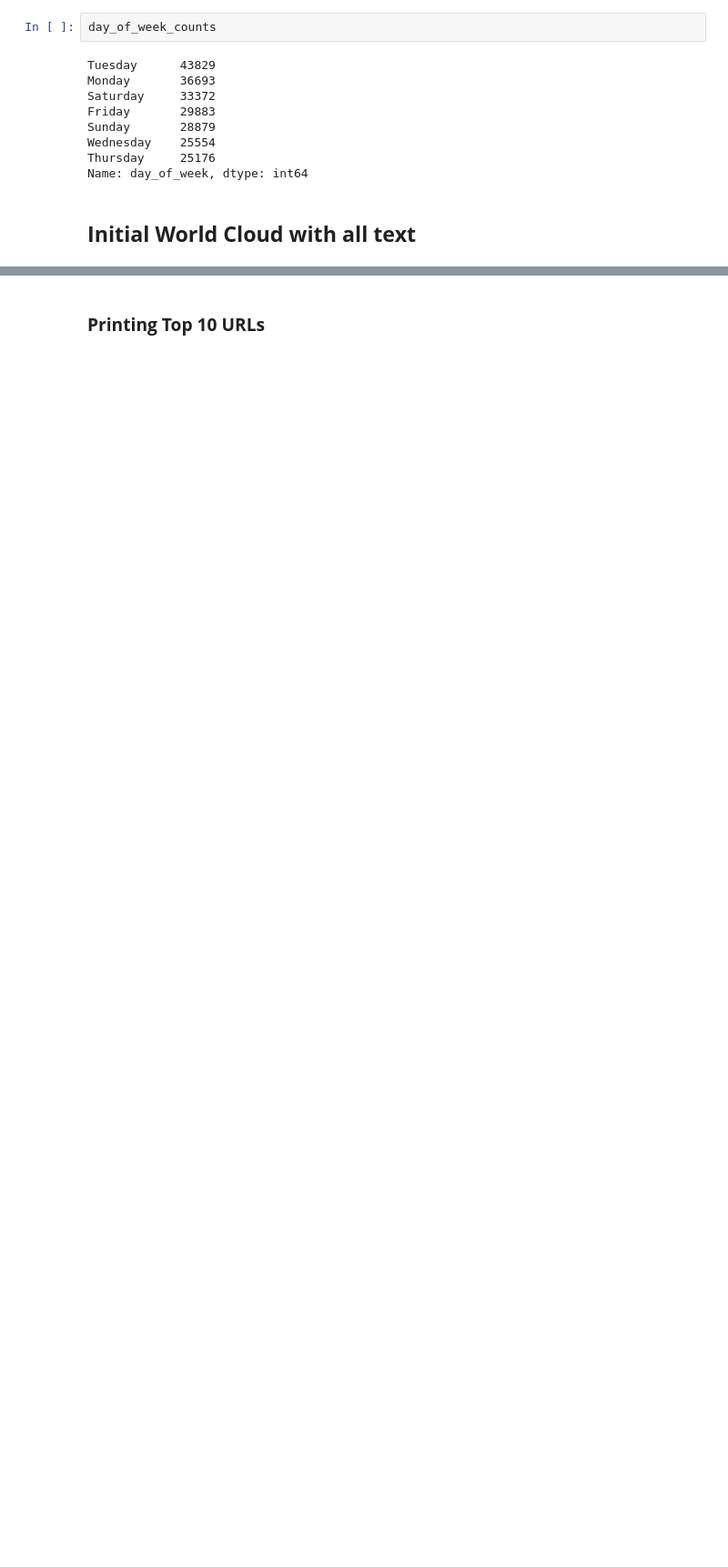
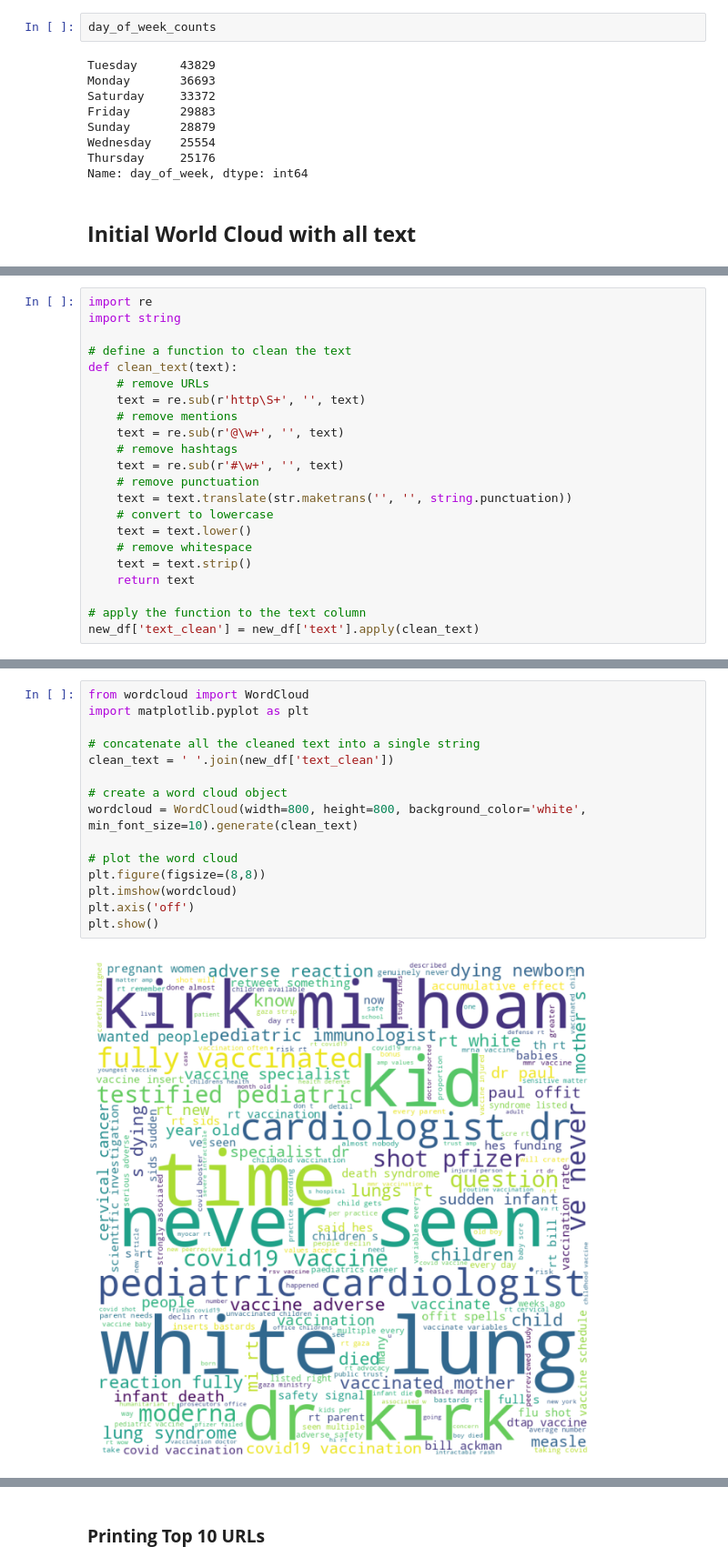
Before and after one commit to nisha1365/GEN-AI-POC, a Jupyter notebook: Vaccine_data_EDA.ipynb, the cells around one changed output, grey strips where cells are left out. Shown at 91% size. Cells and saved outputs as stored; diff of their text form; blank space fills up the shorter version.

```diff
--- a/Vaccine_data_EDA.ipynb
+++ b/Vaccine_data_EDA.ipynb
@@ -622,0 +625,22 @@ plt.show()
+# %%
+import re
+import string
+
+# define a function to clean the text
+def clean_text(text):
+    # remove URLs
+    text = re.sub(r'http\S+', '', text)
+    # remove mentions
+    text = re.sub(r'@\w+', '', text)
+    # remove hashtags
+    text = re.sub(r'#\w+', '', text)
+    # remove punctuation
+    text = text.translate(str.maketrans('', '', string.punctuation))
+    # convert to lowercase
+    text = text.lower()
+    # remove whitespace
+    text = text.strip()
+    return text
+
+# apply the function to the text column
+new_df['text_clean'] = new_df['text'].apply(clean_text)
@@ -622,0 +649,17 @@ plt.show()
+# %%
+from wordcloud import WordCloud
+import matplotlib.pyplot as plt
+
+# concatenate all the cleaned text into a single string
+clean_text = ' '.join(new_df['text_clean'])
+
+# create a word cloud object
+wordcloud = WordCloud(width=800, height=800, background_color='white', min_font_size=10).generate(clean_text)
+
+# plot the word cloud
+plt.figure(figsize=(8,8))
+plt.imshow(wordcloud)
+plt.axis('off')
+plt.show()
+# %% [output]
+[figure, added]
```
Also changed, not shown: parts of 16 cells of this notebook.
